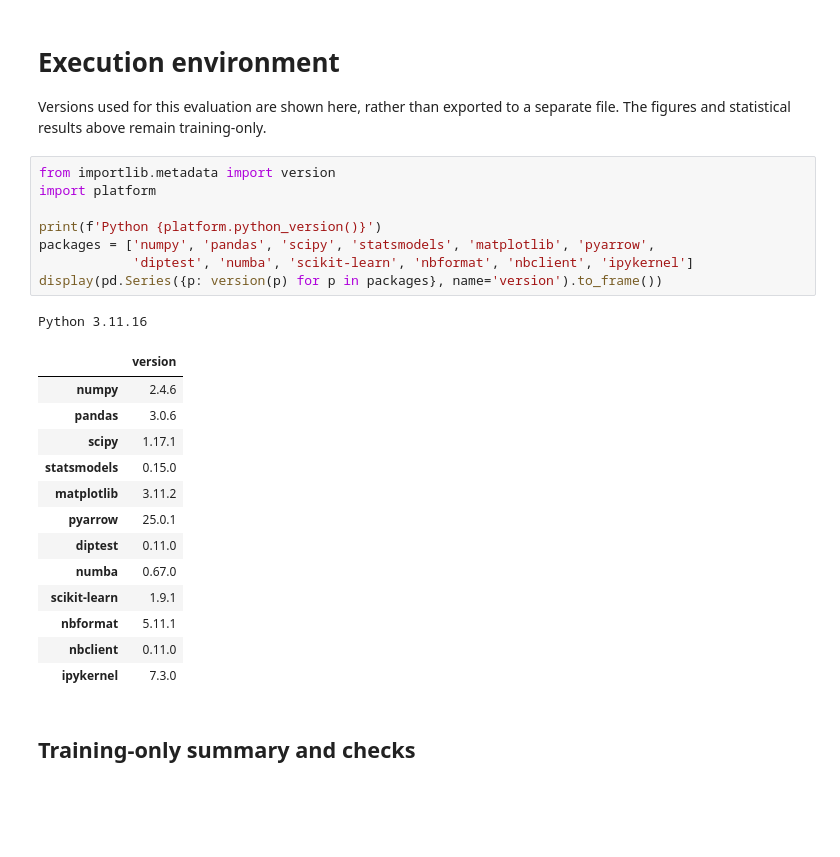
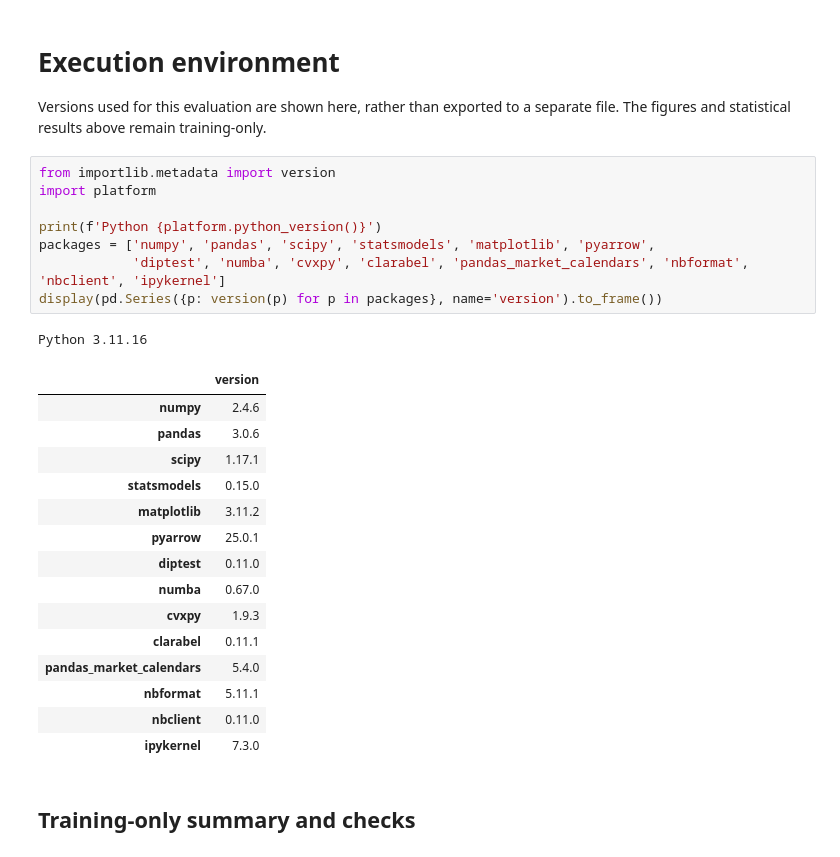
Before and after one commit to ak5ms/th, a Jupyter notebook: notebooks/01_eda.ipynb, the cells around one changed output. Drawn from its saved outputs; the diff is of its cells as text; blank space fills up the shorter version.

```diff
--- a/notebooks/01_eda.ipynb
+++ b/notebooks/01_eda.ipynb
@@ -840,23 +1100,25 @@ Versions used for this evaluation are shown here, rather than exported to a sepa
 # %%
 from importlib.metadata import version
 import platform
 
 print(f'Python {platform.python_version()}')
 packages = ['numpy', 'pandas', 'scipy', 'statsmodels', 'matplotlib', 'pyarrow',
-            'diptest', 'numba', 'scikit-learn', 'nbformat', 'nbclient', 'ipykernel']
+            'diptest', 'numba', 'cvxpy', 'clarabel', 'pandas_market_calendars', 'nbformat', 'nbclient', 'ipykernel']
 display(pd.Series({p: version(p) for p in packages}, name='version').to_frame())
 # %% [output]
 Python 3.11.16
 |  | version |
 | numpy | 2.4.6 |
 | pandas | 3.0.6 |
 | scipy | 1.17.1 |
 | statsmodels | 0.15.0 |
 | matplotlib | 3.11.2 |
 | pyarrow | 25.0.1 |
 | diptest | 0.11.0 |
 | numba | 0.67.0 |
-| scikit-learn | 1.9.1 |
+| cvxpy | 1.9.3 |
+| clarabel | 0.11.1 |
+| pandas_market_calendars | 5.4.0 |
 | nbformat | 5.11.1 |
 | nbclient | 0.11.0 |
 | ipykernel | 7.3.0 |
```
Also changed, not shown: parts of 20 cells of this notebook, 3 other files.
